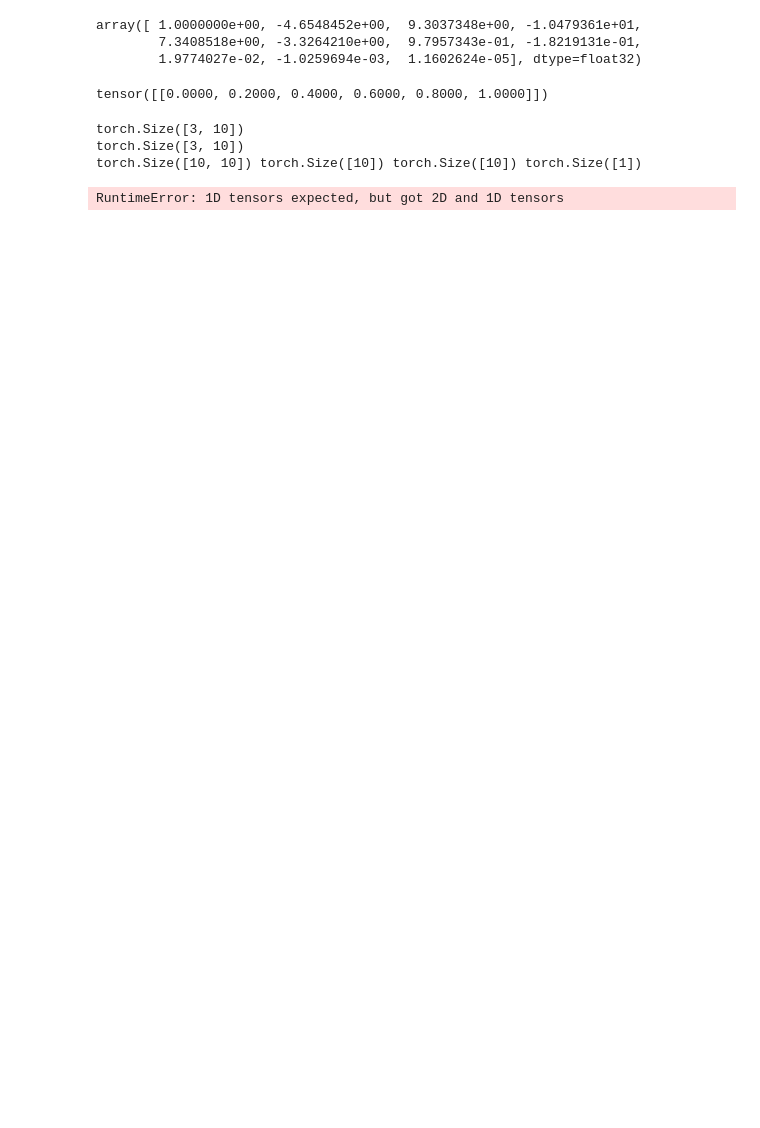
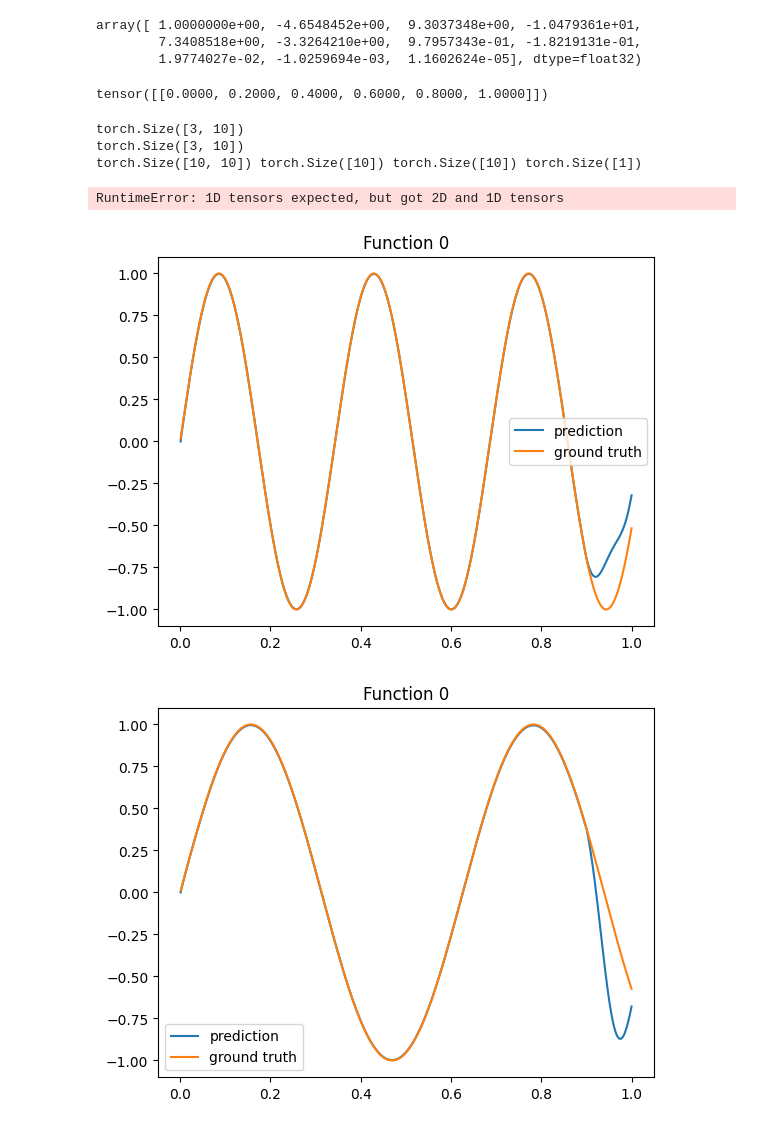
Before and after one commit to FedeArang/In-Context-SSM, a Jupyter notebook: icl.ipynb, the cells around one changed output. Drawn from its saved outputs; the diff is of its cells as text; code cells hidden in the pictures; blank space fills up the shorter version.

```diff
--- a/icl.ipynb
+++ b/icl.ipynb
@@ -64,0 +91,36 @@ RuntimeError: 1D tensors expected, but got 2D and 1D tensors
+# %%
+
+from icl_learning.train import autoregressive
+
+@autoregressive
+def test(config, dataloader, model, test=True, start=0, end = 1000):
+    model.eval()
+    x = dataloader.dataset.x
+    with torch.no_grad():
+        total_loss = 0
+        for i, y in enumerate(dataloader):
+            y_hat = model(y) # Now y is the signal 1,2,3,4,5,N+1, and y is 0,1,2,3,4,5..., N
+            loss = torch.nn.MSELoss()(y_hat[:,:-1], y[:,1:])
+            total_loss += loss.item()
+            # make plots of the predictions and the ground truth and log them to wandb
+            if i==0:
+                for j in range(config["test"]["num_plots"]):
+                    plt.figure()
+                    plt.plot(x[start+1:end], y_hat[j][start:end-1].numpy(), label="prediction")
+                    plt.plot(x[start+1:end], y[j][start+1:end].numpy(), label="ground truth")
+                    plt.legend()
+                    plt.title(f"Function {i}")
+            else:
+                break
+
+        # evaluate weight distane of D,C to the learned ones
+
+
+
+    model.train()
+
+
+test(config, dataloader_test, model, test=True)
+# %% [output]
+[figure, added]
+[figure, added]
```
Also changed, not shown: parts of 2 cells of this notebook, 6 other files.
